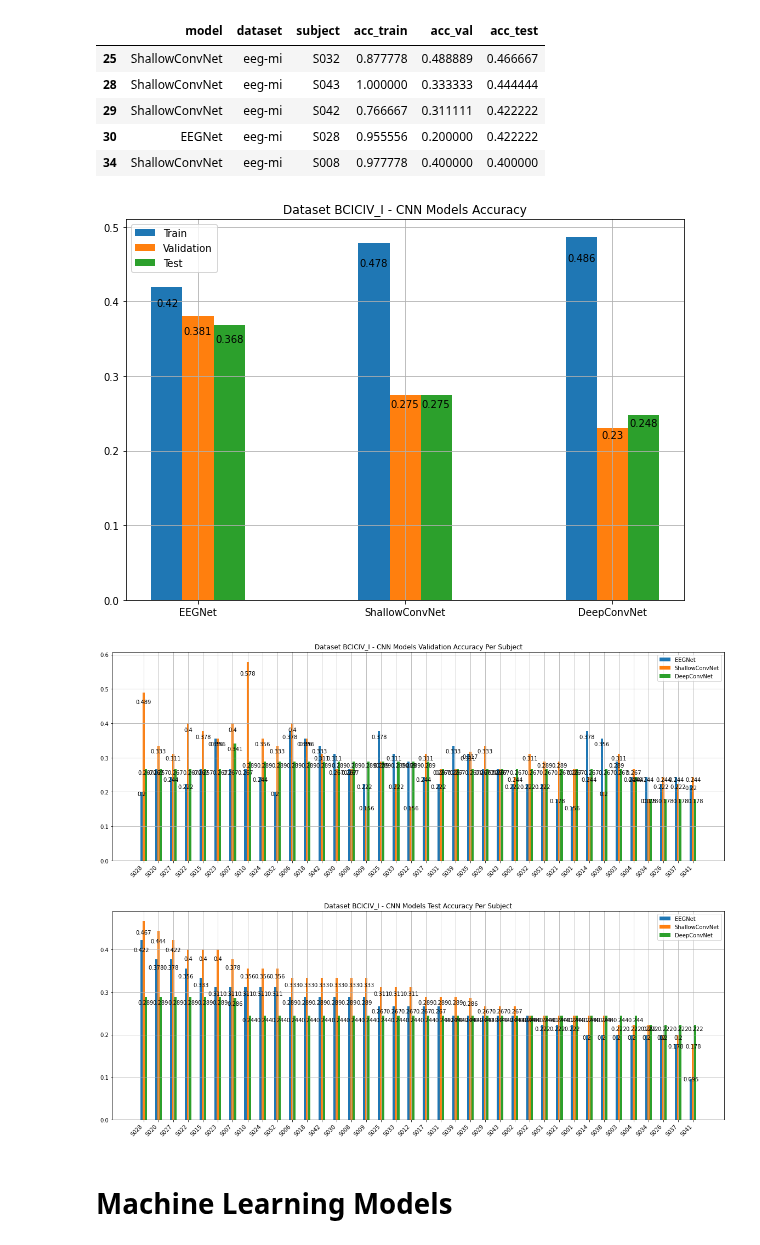
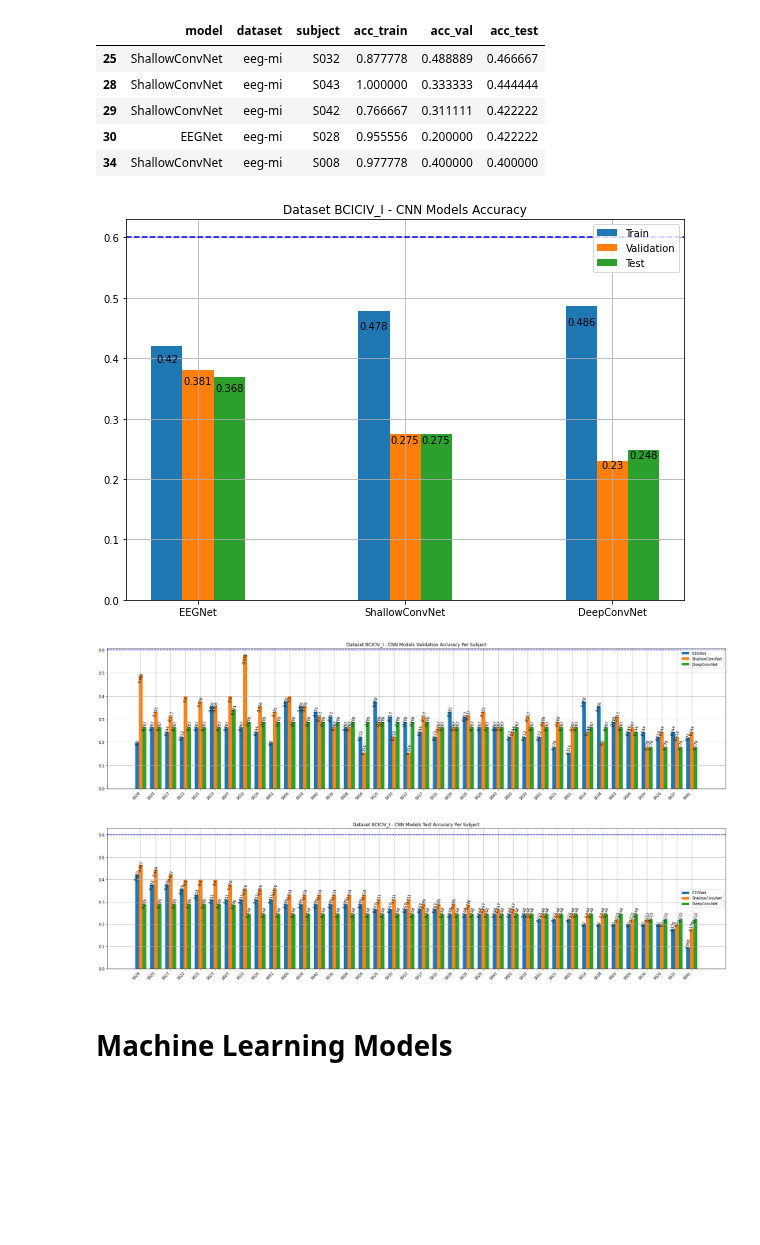
Before and after one commit to maods2/EEG-Analysis-, a Jupyter notebook: src/results.ipynb, the cells around one changed output. Drawn from its saved outputs; the diff is of its cells as text; code cells hidden in the pictures; blank space fills up the shorter version.

```diff
--- a/src/results.ipynb
+++ b/src/results.ipynb
@@ -257,48 +257,48 @@ autolabel(train,np.round(global_performance_BCICIV_I['acc_train'].values,3))
 autolabel(validation,np.round(global_performance_BCICIV_I['acc_val'].values,3))
 autolabel(test,np.round(global_performance_BCICIV_I['acc_test'].values,3))
 
-
+plt.axhline(y = 0.6, color = 'b', linestyle = '--')
 ax.set_title('Dataset BCICIV_I - CNN Models Accuracy')
 ax.set_xticks(x)
 ax.set_xticklabels(global_performance_BCICIV_I['model'])
 ax.grid()
 ax.legend();
 # %% [output]
-[figure, old version]
+[figure, new version]
 # %%
 x = np.arange(len(individual_performance_BCICIV_I['acc_val'][individual_performance_BCICIV_I['model'] == 'EEGNet']))  # pontos do eixo x
-width = 0.15  # largura das barras
+width = 0.25  # largura das barras
 
-fig, ax = plt.subplots(figsize=(20,7))
+fig, ax = plt.subplots(figsize=(30,7))
 
 
 eeg_net = individual_performance_BCICIV_I['acc_val'][individual_performance_BCICIV_I['model'] == 'EEGNet']
 shallow_conv = individual_performance_BCICIV_I['acc_val'][individual_performance_BCICIV_I['model'] == 'ShallowConvNet']
 deep_conv = individual_performance_BCICIV_I['acc_val'][individual_performance_BCICIV_I['model'] == 'DeepConvNet']
 
 eeg_net_plot = ax.bar(x - width, eeg_net, width, label='EEGNet')
 shallow_conv_plot = ax.bar(x, shallow_conv, width, label='ShallowConvNet')
 deep_conv_plot = ax.bar(x + width, deep_conv, width, label='DeepConvNet')
 
 
 
-autolabel(eeg_net_plot,np.round(eeg_net.values,3))
-autolabel(shallow_conv_plot,np.round(shallow_conv.values,3))
-autolabel(deep_conv_plot,np.round(deep_conv.values,3))
+autolabel(eeg_net_plot,np.round(eeg_net.values,3), 75)
+autolabel(shallow_conv_plot,np.round(shallow_conv.values,3), 75)
+autolabel(deep_conv_plot,np.round(deep_conv.values,3), 75)
 
-
+plt.axhline(y = 0.6, color = 'b', linestyle = '--')
 ax.set_title('Dataset BCICIV_I - CNN Models Validation Accuracy Per Subject')
 ax.set_xticks(x)
 ax.set_xticklabels(individual_performance_BCICIV_I['subject'][individual_performance_BCICIV_I['model'] == 'EEGNet'], rotation = 45, ha="right")
 ax.grid()
 ax.legend();
 # %% [output]
-[figure, old version]
+[figure, new version]
 # %%
-x = np.arange(len(individual_performance_BCICIV_I['acc_test'][individual_performance_BCICIV_I['model'] == 'EEGNet']))  # pontos do eixo x
-width = 0.15  # largura das barras
+x = np.arange(len(individual_performance_BCICIV_I['acc_val'][individual_performance_BCICIV_I['model'] == 'EEGNet']))  # pontos do eixo x
+width = 0.25  # largura das barras
 
-fig, ax = plt.subplots(figsize=(20,7))
+fig, ax = plt.subplots(figsize=(30,7))
 
 
 eeg_net = individual_performance_BCICIV_I['acc_test'][individual_performance_BCICIV_I['model'] == 'EEGNet']
@@ -311,18 +311,18 @@ deep_conv_plot = ax.bar(x + width, deep_conv, width, label='DeepConvNet')
 
 
 
-autolabel(eeg_net_plot,np.round(eeg_net.values,3))
-autolabel(shallow_conv_plot,np.round(shallow_conv.values,3))
-autolabel(deep_conv_plot,np.round(deep_conv.values,3))
+autolabel(eeg_net_plot,np.round(eeg_net.values,3), 75)
+autolabel(shallow_conv_plot,np.round(shallow_conv.values,3), 75)
+autolabel(deep_conv_plot,np.round(deep_conv.values,3), 75)
 
-
+plt.axhline(y = 0.6, color = 'b', linestyle = '--')
 ax.set_title('Dataset BCICIV_I - CNN Models Test Accuracy Per Subject')
 ax.set_xticks(x)
 ax.set_xticklabels(individual_performance_BCICIV_I['subject'][individual_performance_BCICIV_I['model'] == 'EEGNet'], rotation = 45, ha="right")
 ax.grid()
 ax.legend();
 # %% [output]
-[figure, old version]
+[figure, new version]
 # %% [markdown]
 # Machine Learning Models
 # %%
```
Also changed, not shown: parts of 22 cells of this notebook, 5 other files.
